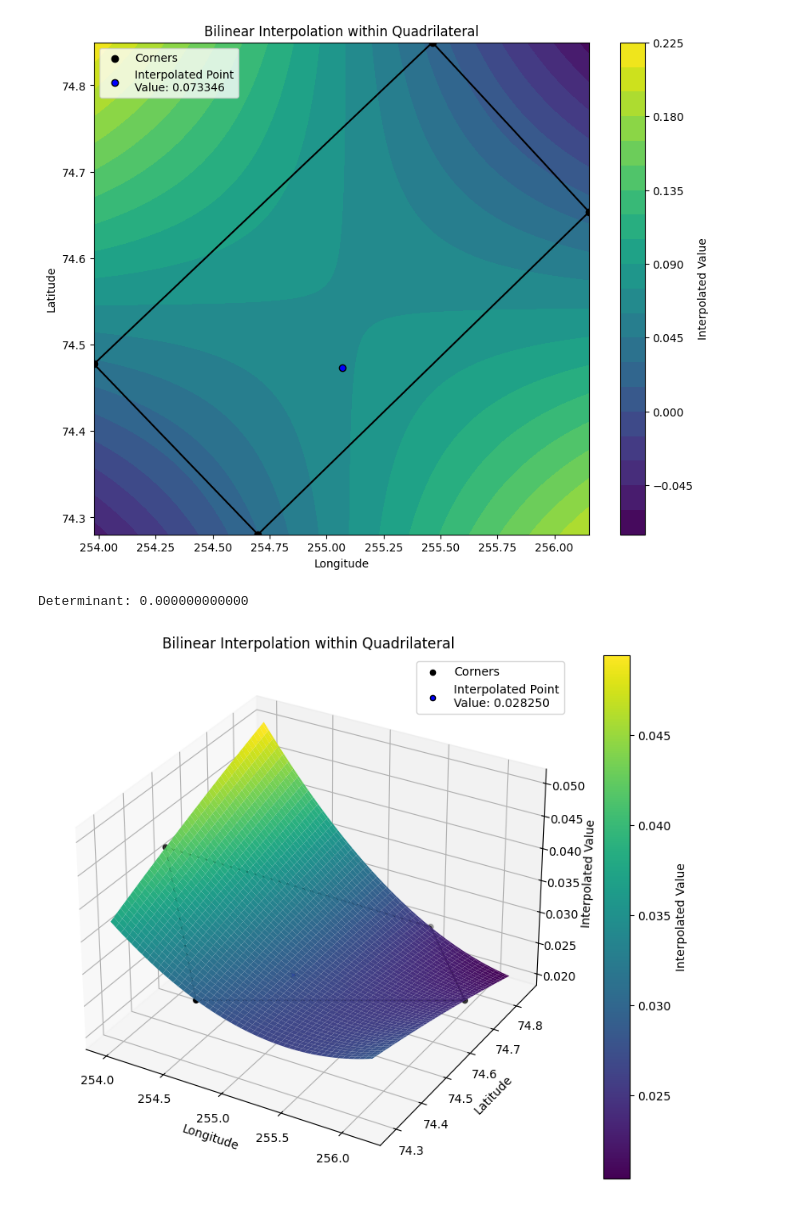
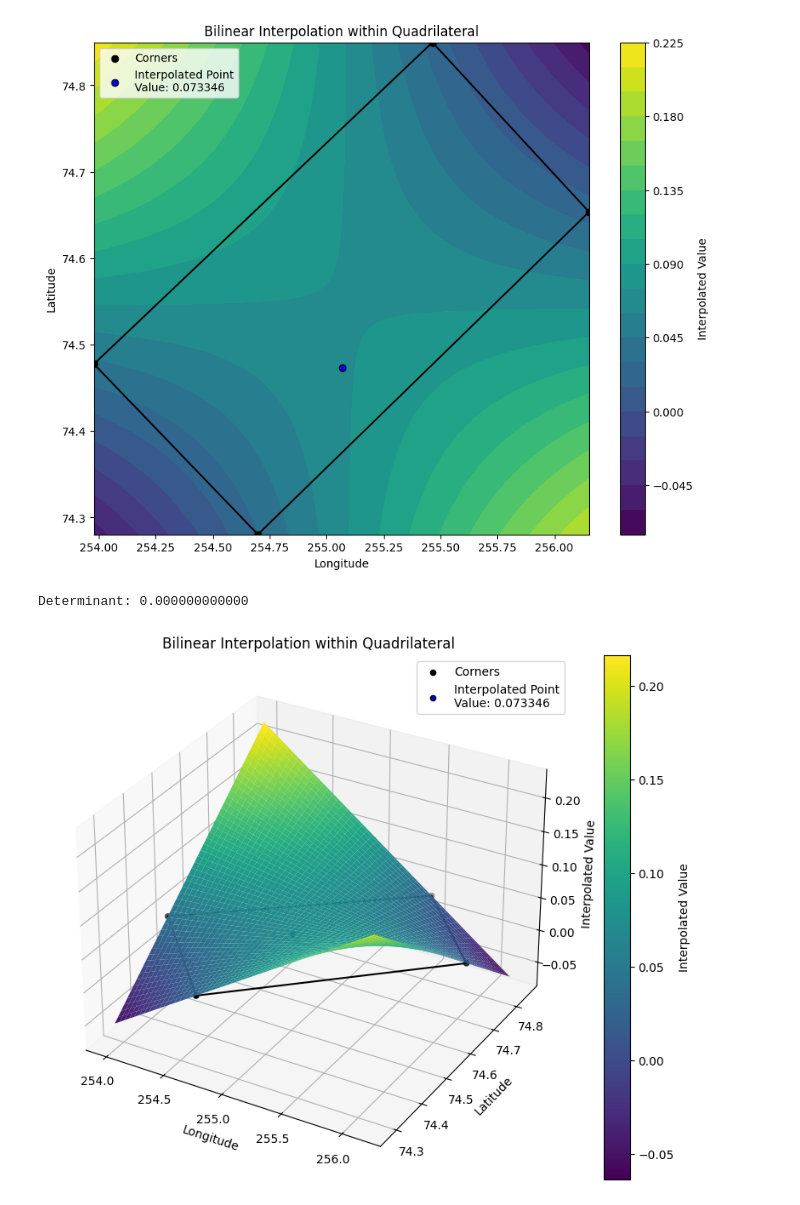
Before and after one commit to hkershaw-brown/quad_utils, a Jupyter notebook: fortran-plot.ipynb, the cells around one changed output. Cells and saved outputs as stored; diff of their text form; code cells hidden in the pictures.

Commit message:
function to calc and plot

```diff
--- a/fortran-plot.ipynb
+++ b/fortran-plot.ipynb
@@ -17,17 +17,18 @@ y_grid = np.linspace(min(y_corners), max(y_corners), num_points)
 x_mesh, y_mesh = np.meshgrid(x_grid, y_grid)
 z_mesh = np.zeros_like(x_mesh)
 
+do_rotate = False
 # Placeholder for the determinant (output variable from Fortran subroutine)
 det = np.zeros(1, dtype=np.float64)
 
 # Perform interpolation for each point in the grid
 for i in range(num_points):
     for j in range(num_points):
-        z_mesh[i, j], d = quad_utils_mod.quad_bilinear_interp(x_mesh[i, j], y_mesh[i, j], x_corners, y_corners, values, do_rotate=False)
+        z_mesh[i, j], d = quad_utils_mod.quad_bilinear_interp(x_mesh[i, j], y_mesh[i, j], x_corners, y_corners, values, do_rotate)
 
 # Define the single interpolated point
 interpolated_point = (255.070312500000, 74.4735717773438)
-interpolated_value, d = quad_utils_mod.quad_bilinear_interp(interpolated_point[0], interpolated_point[1], x_corners, y_corners, values, do_rotate=False)
+interpolated_value, d = quad_utils_mod.quad_bilinear_interp(interpolated_point[0], interpolated_point[1], x_corners, y_corners, values, do_rotate)
 
 print(f'Determinant: {det[0]:.12f}')
 
@@ -70,9 +71,11 @@ x_corners = [253.978338312172, 254.698325218660, 256.152459376863, 255.464594303
 y_corners = [74.4775053981321, 74.2803767364551, 74.6534788353970, 74.8496146897753]
 values = [0.04222093679422526, 0.02939444349332336, 0.02361927128232367, 0.02457275269829678]
 
+
+do_rotate = False
 # Placeholders for output arguments
-expected_obs = np.zeros(1, dtype=np.float64)  # Interpolated value
 d = np.zeros(1, dtype=np.float64)            # Determinant
+
 
 # Generate a grid of points within the quadrilateral
 num_points = 100
@@ -84,38 +87,38 @@ z_mesh = np.zeros_like(x_mesh)
 # Perform interpolation for each point in the grid
 for i in range(num_points):
     for j in range(num_points):
-        z_mesh[i, j], d = quad_utils_mod.quad_bilinear_interp(x_mesh[i, j], y_mesh[i, j], x_corners, y_corners, values, do_rotate=True)
+        z_mesh[i, j], d = quad_utils_mod.quad_bilinear_interp(x_mesh[i, j], y_mesh[i, j], x_corners, y_corners, values, do_rotate)
 
 # Define the single interpolated point
 interpolated_point = (255.070312500000, 74.4735717773438)
-interpolated_value, d = quad_utils_mod.quad_bilinear_interp(interpolated_point[0], interpolated_point[1], x_corners, y_corners, values, do_rotate=True)
+interpolated_value, d = quad_utils_mod.quad_bilinear_interp(interpolated_point[0], interpolated_point[1], x_corners, y_corners, values, do_rotate)
 
 print(f'Determinant: {det[0]:.12f}')
 
 # Plot the results
 fig = plt.figure(figsize=(10, 8))
 ax = fig.add_subplot(111, projection='3d')
 
 # Plot the surface
 surface = ax.plot_surface(x_mesh, y_mesh, z_mesh, cmap='viridis', edgecolor='none')
 fig.colorbar(surface, ax=ax, label='Interpolated Value')
 
 # Plot the quadrilateral corners and edges
 ax.scatter(x_corners, y_corners, values, color='black', label='Corners')
 ax.plot(x_corners + [x_corners[0]], y_corners + [y_corners[0]], values + [values[0]], 'k-')
 
 # Plot the single interpolated point
 ax.scatter(interpolated_point[0], interpolated_point[1], interpolated_value, color='blue', label=f'Interpolated Point\nValue: {interpolated_value:.6f}', edgecolors='black')
 
 # Add labels and title
 ax.set_xlabel('Longitude')
 ax.set_ylabel('Latitude')
 ax.set_zlabel('Interpolated Value')
 ax.set_title('Bilinear Interpolation within Quadrilateral')
 ax.legend()
 
 # Show the plot
 plt.show()
 # %% [output]
 Determinant: 0.000000000000
-[figure, old version]
+[figure, new version]
```
